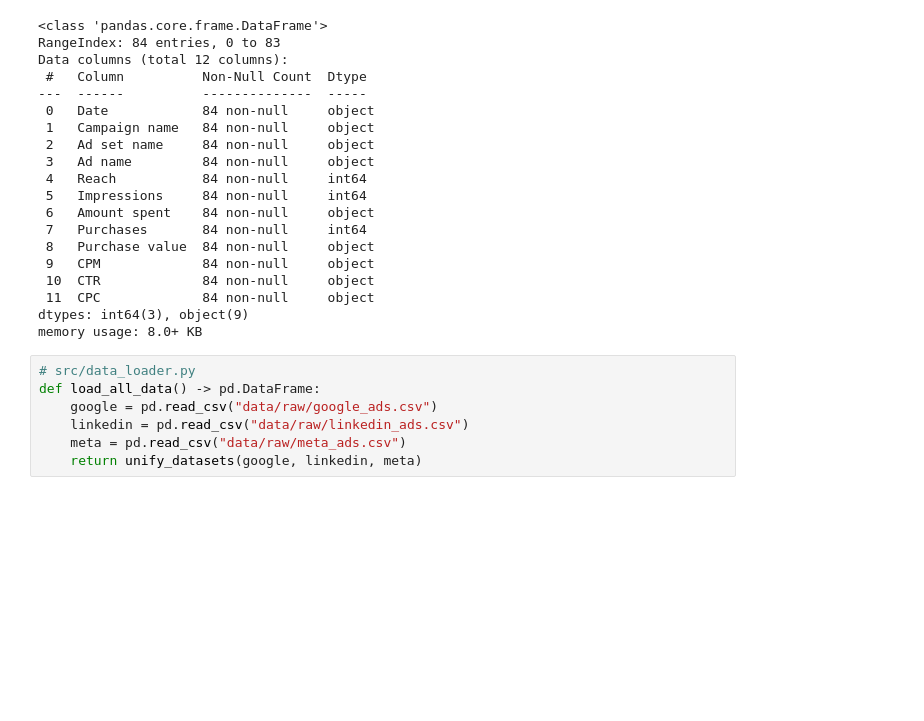
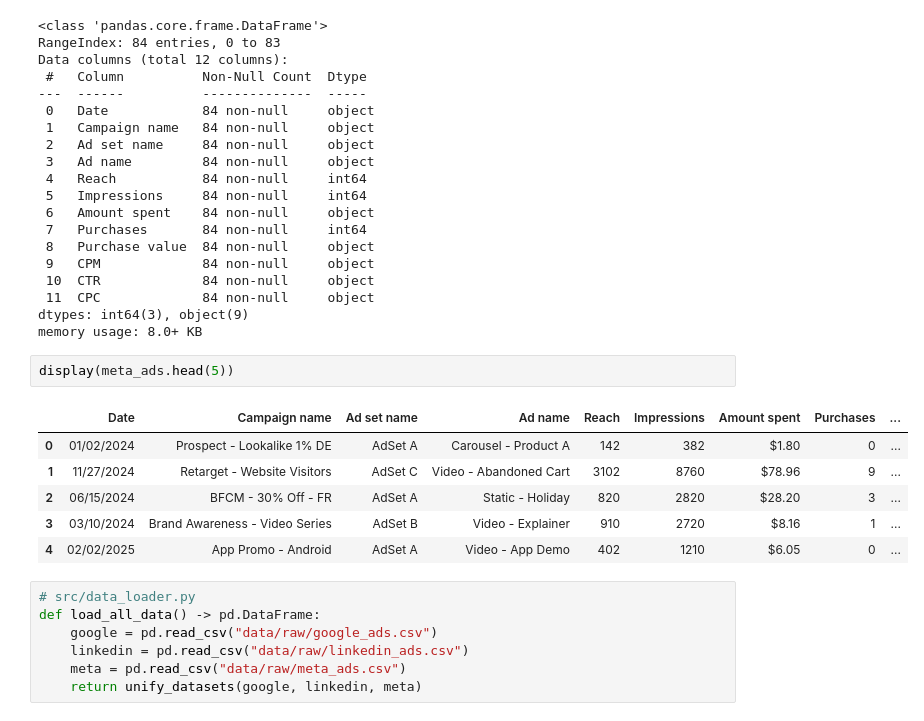
Before and after one commit to Mainabryan/AI-BUSINESS-MARKETING-iINSIGHTS, a Jupyter notebook: AI_Business_insights.ipynb, the cells around one changed output. Drawn from its saved outputs; the diff is of its cells as text; blank space fills up the shorter version.

```diff
--- a/AI_Business_insights.ipynb
+++ b/AI_Business_insights.ipynb
@@ -125,6 +134,15 @@ Data columns (total 12 columns):
  11  CPC             84 non-null     object
 dtypes: int64(3), object(9)
 memory usage: 8.0+ KB
+# %%
+display(meta_ads.head(5))
+# %% [output]
+|  | Date | Campaign name | Ad set name | Ad name | Reach | Impressions | Amount spent | Purchases | ... |
+| 0 | 01/02/2024 | Prospect - Lookalike 1% DE | AdSet A | Carousel - Product A | 142 | 382 | $1.80 | 0 | ... |
+| 1 | 11/27/2024 | Retarget - Website Visitors | AdSet C | Video - Abandoned Cart | 3102 | 8760 | $78.96 | 9 | ... |
+| 2 | 06/15/2024 | BFCM - 30% Off - FR | AdSet A | Static - Holiday | 820 | 2820 | $28.20 | 3 | ... |
+| 3 | 03/10/2024 | Brand Awareness - Video Series | AdSet B | Video - Explainer | 910 | 2720 | $8.16 | 1 | ... |
+| 4 | 02/02/2025 | App Promo - Android | AdSet A | Video - App Demo | 402 | 1210 | $6.05 | 0 | ... |
 # %%
 # src/data_loader.py
 def load_all_data() -> pd.DataFrame:
```
Also changed, not shown: parts of 9 cells of this notebook.
